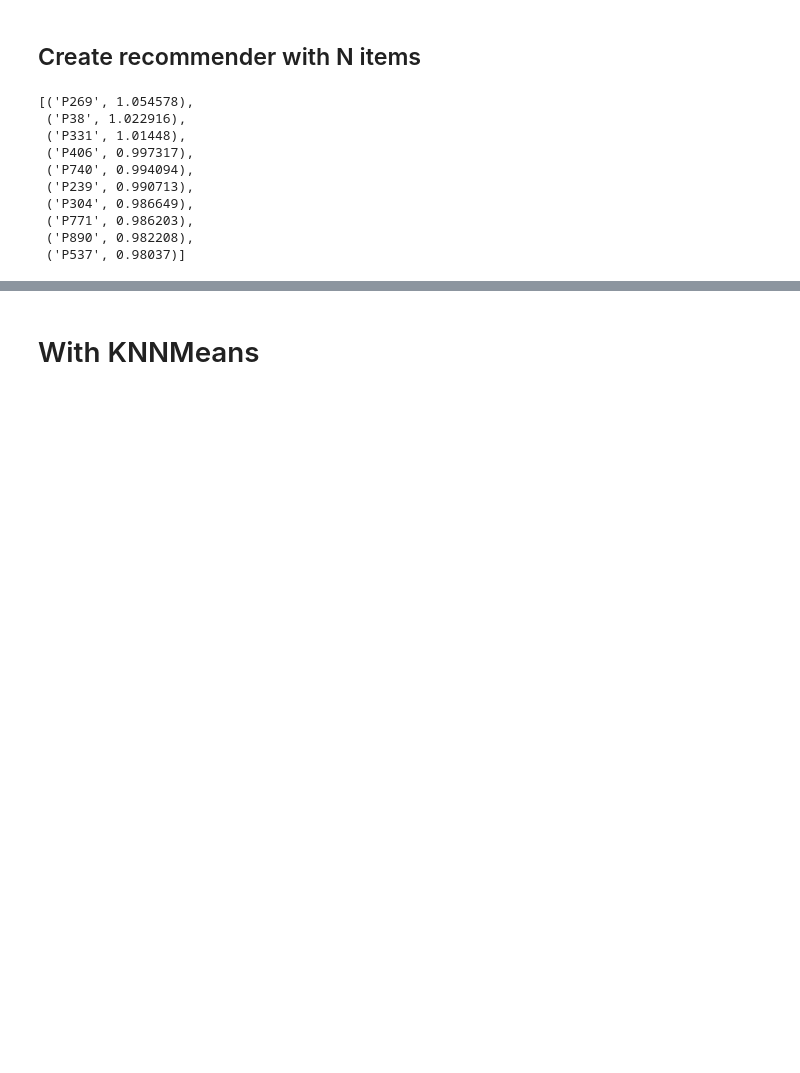
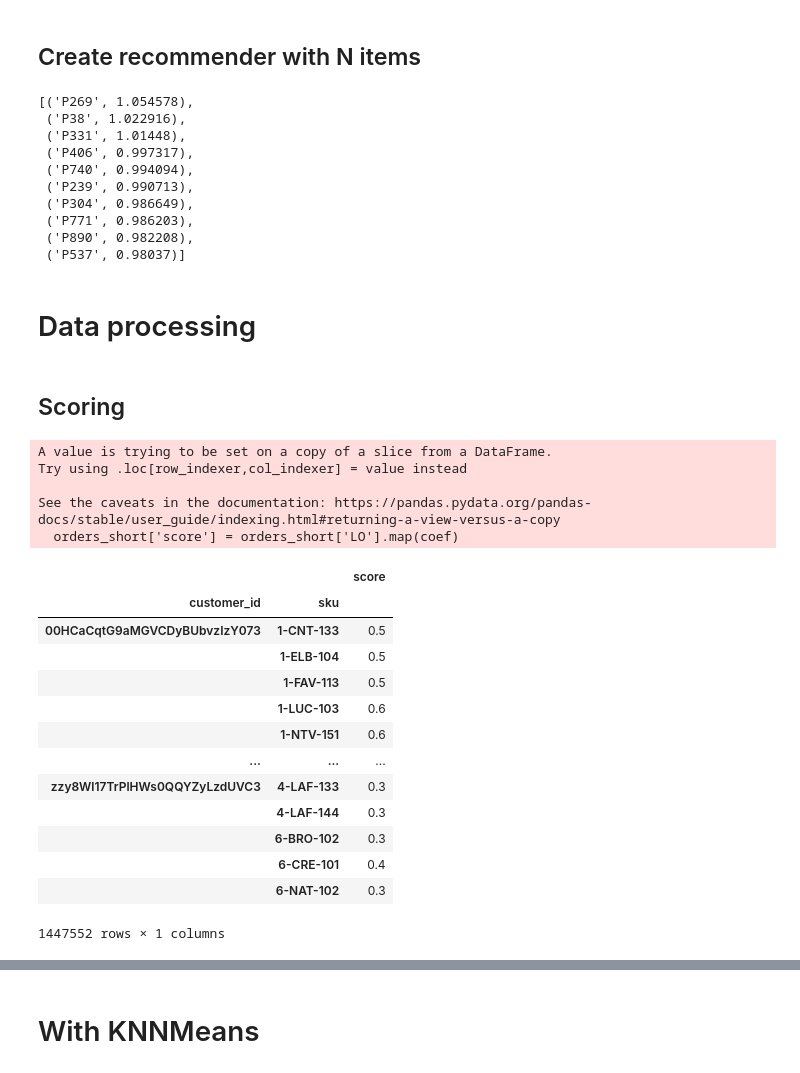
Before and after one commit to PaulChabert/reco_fourche, a Jupyter notebook: notebooks/gulnara_v2.ipynb, the cells around one changed output, grey strips where cells are left out. Saved outputs shown, nothing was run; the diff lists cells and outputs as text; code cells hidden in the pictures; blank space fills up the shorter version.

```diff
--- a/notebooks/gulnara_v2.ipynb
+++ b/notebooks/gulnara_v2.ipynb
@@ -226,3 +228,5 @@ recommended_movie
  ('P771', 0.986203),
  ('P890', 0.982208),
  ('P537', 0.98037)]
+# %% [markdown]
+# Data processing
@@ -228,0 +241,35 @@ recommended_movie
+# %% [markdown]
+## Scoring
+# %%
+#Score each order
+coef = {
+    1:0.4,
+    2:0.3,
+    3:0.2,
+    4:0.1
+    }
+
+orders_short['score'] = orders_short['LO'].map(coef)
+table_scoring = orders_short.groupby(by=['customer_id','sku']).sum()[['score']]
+
+table_scoring
+# %% [output]
+A value is trying to be set on a copy of a slice from a DataFrame.
+Try using .loc[row_indexer,col_indexer] = value instead
+
+See the caveats in the documentation: https://pandas.pydata.org/pandas-docs/stable/user_guide/indexing.html#returning-a-view-versus-a-copy
+  orders_short['score'] = orders_short['LO'].map(coef)
+|  |  | score |
+| customer_id | sku |  |
+| 00HCaCqtG9aMGVCDyBUbvzIzY073 | 1-CNT-133 | 0.5 |
+|  | 1-ELB-104 | 0.5 |
+|  | 1-FAV-113 | 0.5 |
+|  | 1-LUC-103 | 0.6 |
+|  | 1-NTV-151 | 0.6 |
+| ... | ... | ... |
+| zzy8Wl17TrPlHWs0QQYZyLzdUVC3 | 4-LAF-133 | 0.3 |
+|  | 4-LAF-144 | 0.3 |
+|  | 6-BRO-102 | 0.3 |
+|  | 6-CRE-101 | 0.4 |
+|  | 6-NAT-102 | 0.3 |
+1447552 rows × 1 columns
```
Also changed, not shown: parts of 12 cells of this notebook.
